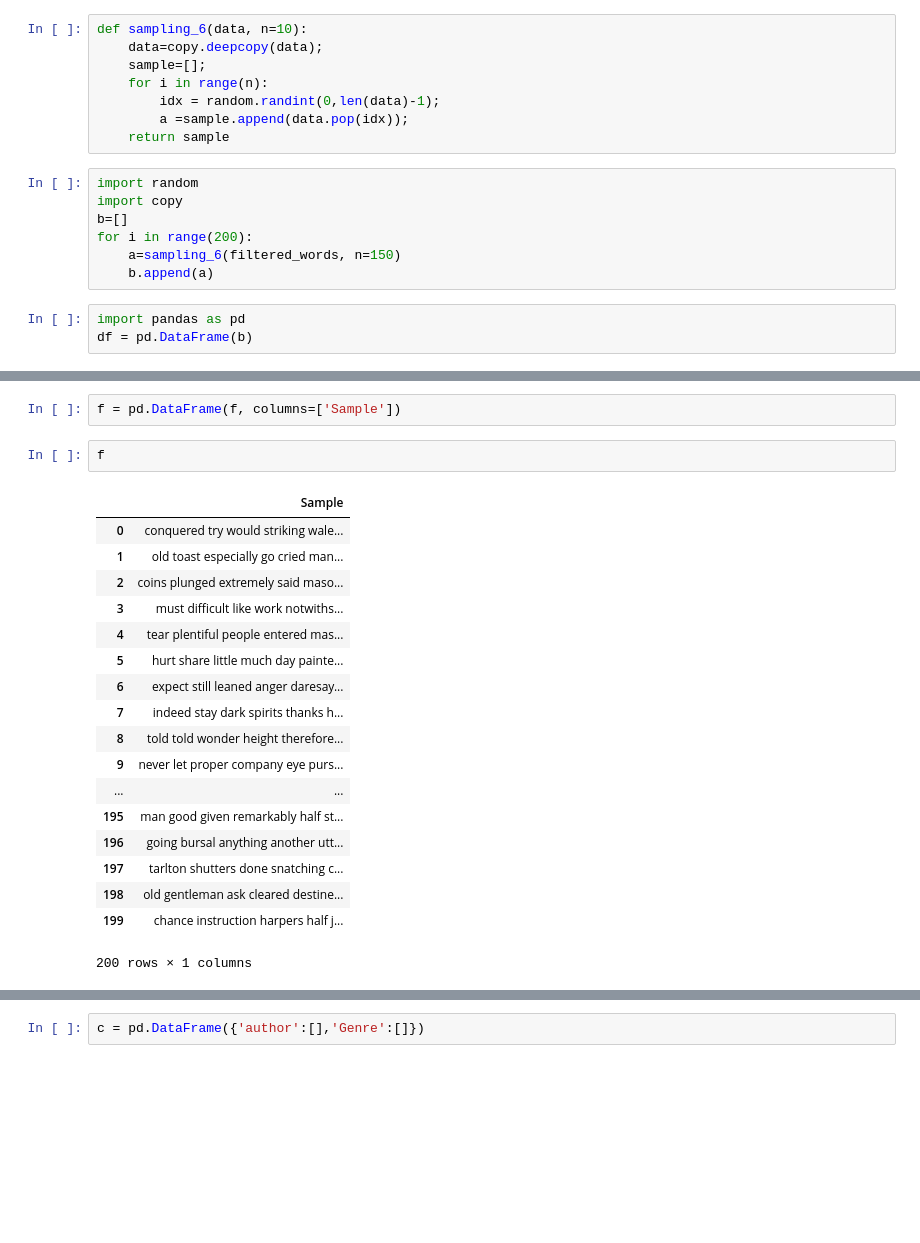
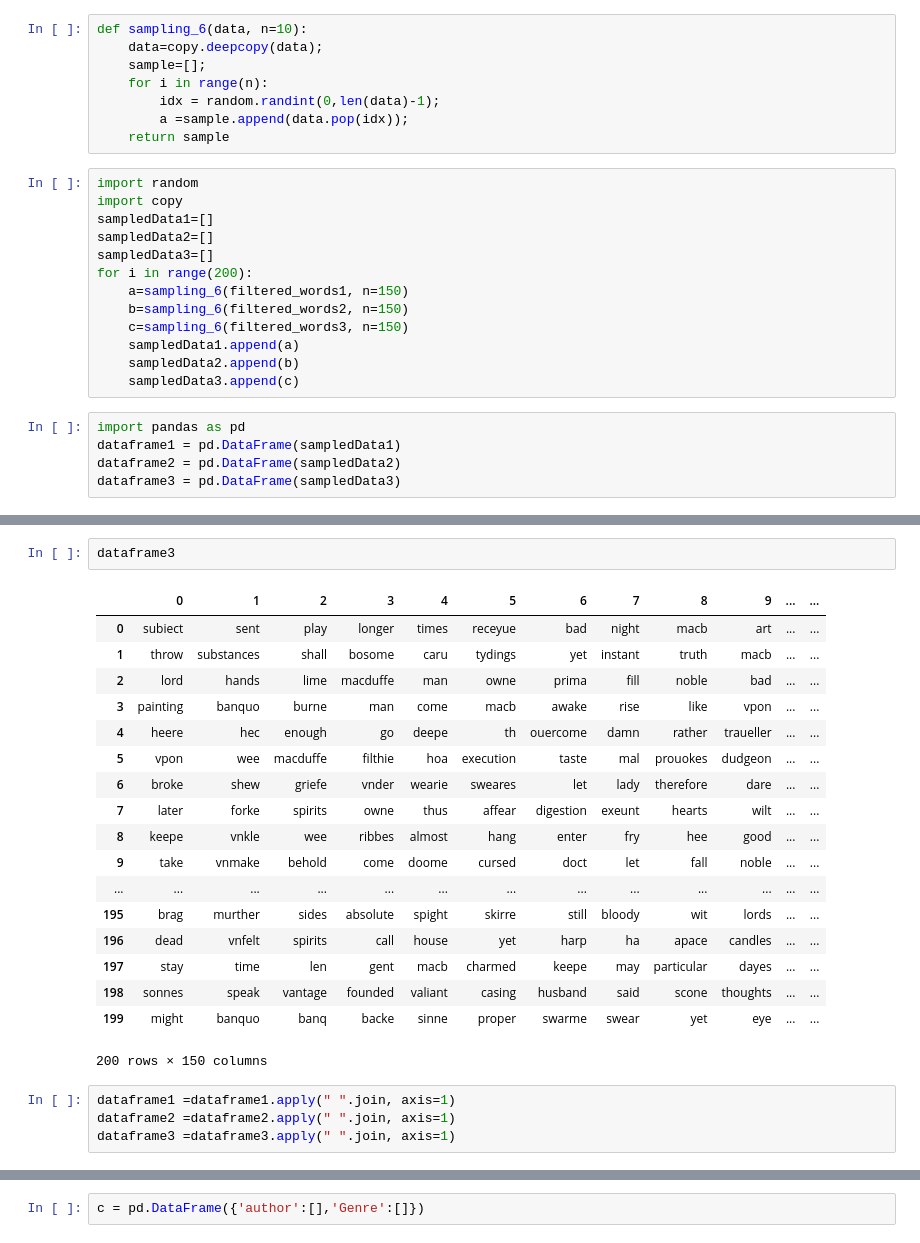
Before and after one commit to rashinagpal/NLP-Guttenberg-Classification, a Jupyter notebook: Classification.ipynb, the cells around one changed output, grey strips where cells are left out. Drawn from its saved outputs; the diff is of its cells as text; blank space fills up the shorter version.

Commit message:
3 books read data +CLEAN + MERGE + CLASSIFY

```diff
--- a/Classification.ipynb
+++ b/Classification.ipynb
@@ -90,10 +97,18 @@ def sampling_6(data, n=10):
 # %%
 import random
 import copy
-b=[]
+sampledData1=[]
+sampledData2=[]
+sampledData3=[]
 for i in range(200):
-    a=sampling_6(filtered_words, n=150)
-    b.append(a)
+    a=sampling_6(filtered_words1, n=150)
+    b=sampling_6(filtered_words2, n=150)
+    c=sampling_6(filtered_words3, n=150)
+    sampledData1.append(a)
+    sampledData2.append(b)
+    sampledData3.append(c)
 # %%
 import pandas as pd
-df = pd.DataFrame(b)
+dataframe1 = pd.DataFrame(sampledData1)
+dataframe2 = pd.DataFrame(sampledData2)
+dataframe3 = pd.DataFrame(sampledData3)
@@ -178,23 +115,25 @@ whole know upon generous whispered prize took harlequin corner sun worship pay s
-# %%
-f = pd.DataFrame(f, columns=['Sample'])
-# %%
-f
-# %% [output]
-|  | Sample |
-| 0 | conquered try would striking wale... |
-| 1 | old toast especially go cried man... |
-| 2 | coins plunged extremely said maso... |
-| 3 | must difficult like work notwiths... |
-| 4 | tear plentiful people entered mas... |
-| 5 | hurt share little much day painte... |
-| 6 | expect still leaned anger daresay... |
-| 7 | indeed stay dark spirits thanks h... |
-| 8 | told told wonder height therefore... |
-| 9 | never let proper company eye purs... |
-| ... | ... |
-| 195 | man good given remarkably half st... |
-| 196 | going bursal anything another utt... |
-| 197 | tarlton shutters done snatching c... |
-| 198 | old gentleman ask cleared destine... |
-| 199 | chance instruction harpers half j... |
-200 rows × 1 columns
+# %%
+dataframe3
+# %% [output]
+|  | 0 | 1 | 2 | 3 | 4 | 5 | 6 | 7 | 8 | 9 | ... | ... |
+| 0 | subiect | sent | play | longer | times | receyue | bad | night | macb | art | ... | ... |
+| 1 | throw | substances | shall | bosome | caru | tydings | yet | instant | truth | macb | ... | ... |
+| 2 | lord | hands | lime | macduffe | man | owne | prima | fill | noble | bad | ... | ... |
+| 3 | painting | banquo | burne | man | come | macb | awake | rise | like | vpon | ... | ... |
+| 4 | heere | hec | enough | go | deepe | th | ouercome | damn | rather | traueller | ... | ... |
+| 5 | vpon | wee | macduffe | filthie | hoa | execution | taste | mal | prouokes | dudgeon | ... | ... |
+| 6 | broke | shew | griefe | vnder | wearie | sweares | let | lady | therefore | dare | ... | ... |
+| 7 | later | forke | spirits | owne | thus | affear | digestion | exeunt | hearts | wilt | ... | ... |
+| 8 | keepe | vnkle | wee | ribbes | almost | hang | enter | fry | hee | good | ... | ... |
+| 9 | take | vnmake | behold | come | doome | cursed | doct | let | fall | noble | ... | ... |
+| ... | ... | ... | ... | ... | ... | ... | ... | ... | ... | ... | ... | ... |
+| 195 | brag | murther | sides | absolute | spight | skirre | still | bloody | wit | lords | ... | ... |
+| 196 | dead | vnfelt | spirits | call | house | yet | harp | ha | apace | candles | ... | ... |
+| 197 | stay | time | len | gent | macb | charmed | keepe | may | particular | dayes | ... | ... |
+| 198 | sonnes | speak | vantage | founded | valiant | casing | husband | said | scone | thoughts | ... | ... |
+| 199 | might | banquo | banq | backe | sinne | proper | swarme | swear | yet | eye | ... | ... |
+200 rows × 150 columns
+# %%
+dataframe1 =dataframe1.apply(" ".join, axis=1)
+dataframe2 =dataframe2.apply(" ".join, axis=1)
+dataframe3 =dataframe3.apply(" ".join, axis=1)
```
Also changed, not shown: parts of 36 cells of this notebook.
